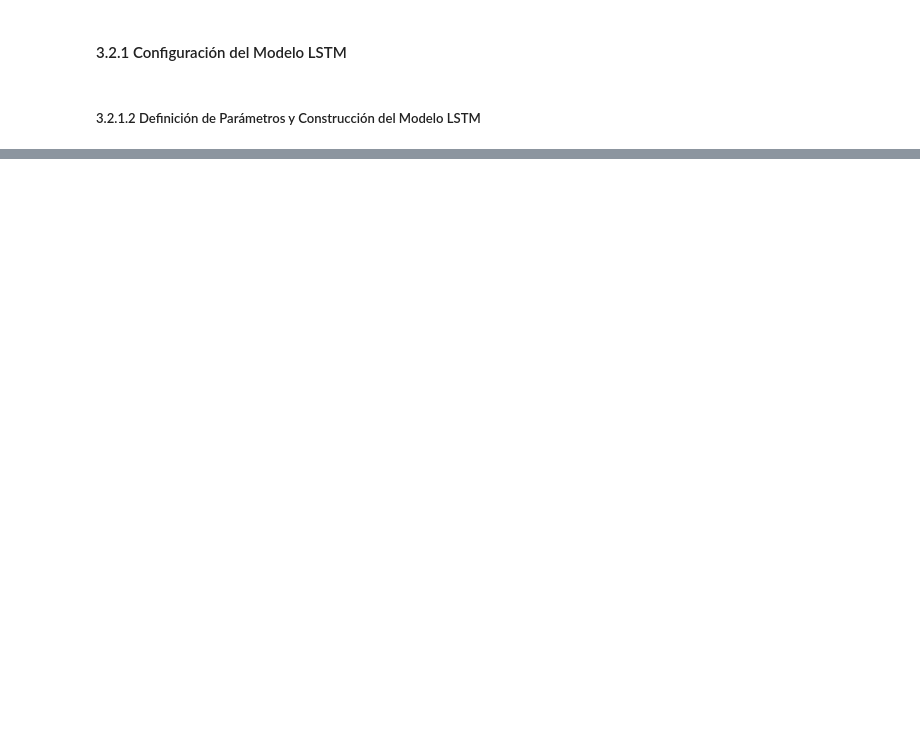
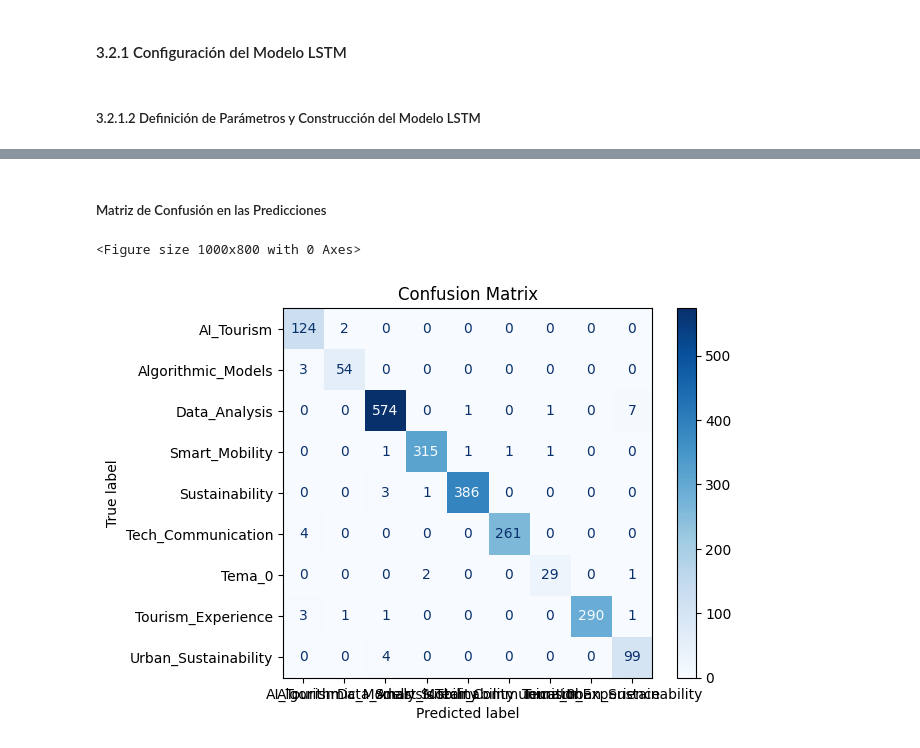
Before and after one commit to Dreamer97JB/M_ML_DL_CUDA_RNN_, a Jupyter notebook: Script/tourism_clasificator.ipynb, the cells around one changed output, grey strips where cells are left out. Saved outputs shown, nothing was run; the diff lists cells and outputs as text; code cells hidden in the pictures; blank space fills up the shorter version.

```diff
--- a/Script/tourism_clasificator.ipynb
+++ b/Script/tourism_clasificator.ipynb
@@ -1937,0 +1971,24 @@ ValueError: Las longitudes del DataFrame y las predicciones no coinciden.
+# %% [markdown]
+##### Matriz de Confusión en las Predicciones
+# %%
+from sklearn.metrics import confusion_matrix, ConfusionMatrixDisplay
+import matplotlib.pyplot as plt
+
+# Asegurarte de que las etiquetas verdaderas están codificadas numéricamente
+test_labels_encoded = label_encoder.transform(test_labels)  # Convertir etiquetas verdaderas
+
+# Las etiquetas predichas ya son índices numéricos, por lo que no necesitas transformarlas
+predicted_labels_encoded = predicted_labels  # Asegúrate de usar las predicciones como índices
+
+# Crear la matriz de confusión
+conf_matrix = confusion_matrix(test_labels_encoded, predicted_labels_encoded, labels=range(num_classes))
+
+# Mostrar la matriz de confusión
+plt.figure(figsize=(10, 8))
+disp = ConfusionMatrixDisplay(confusion_matrix=conf_matrix, display_labels=label_encoder.classes_)
+disp.plot(cmap=plt.cm.Blues, values_format='d')
+plt.title("Confusion Matrix")
+plt.show()
+# %% [output]
+<Figure size 1000x800 with 0 Axes>
+[figure, added]
```
Also changed, not shown: parts of 27 cells of this notebook, 7 other files.
